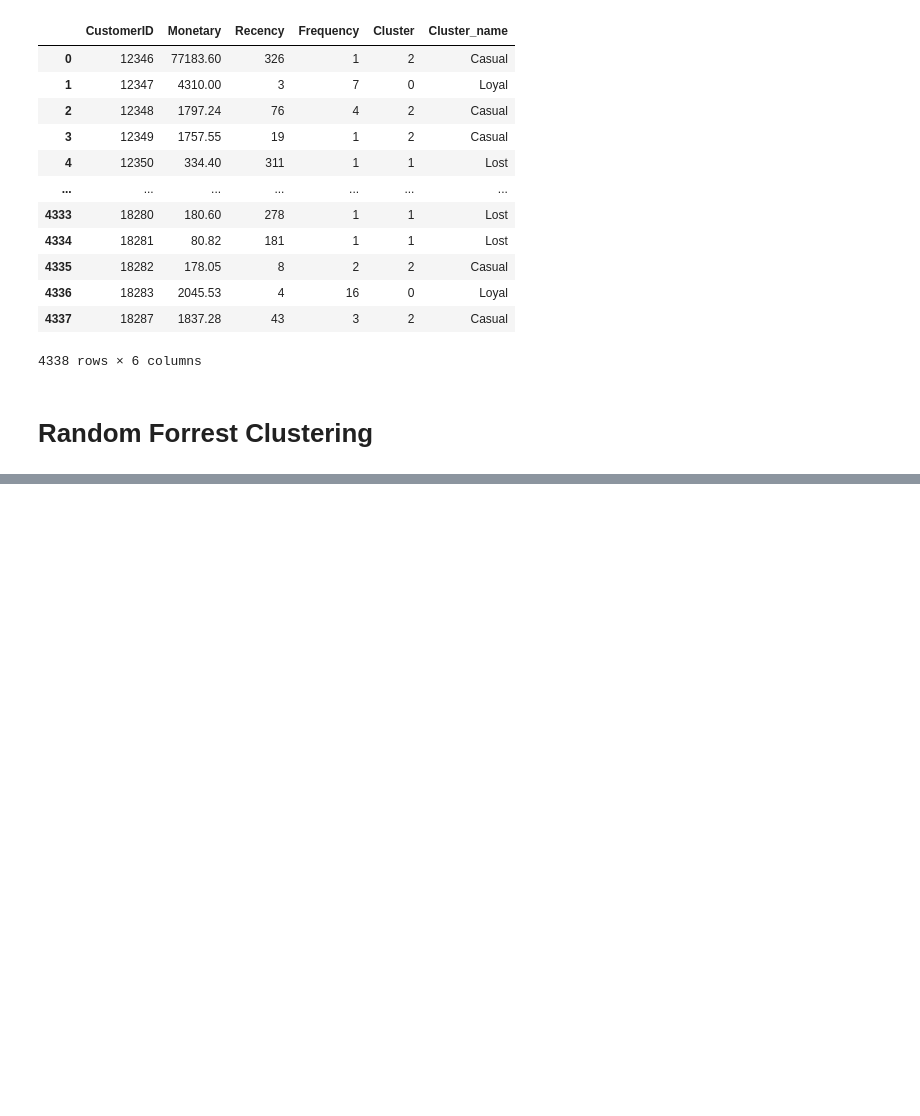
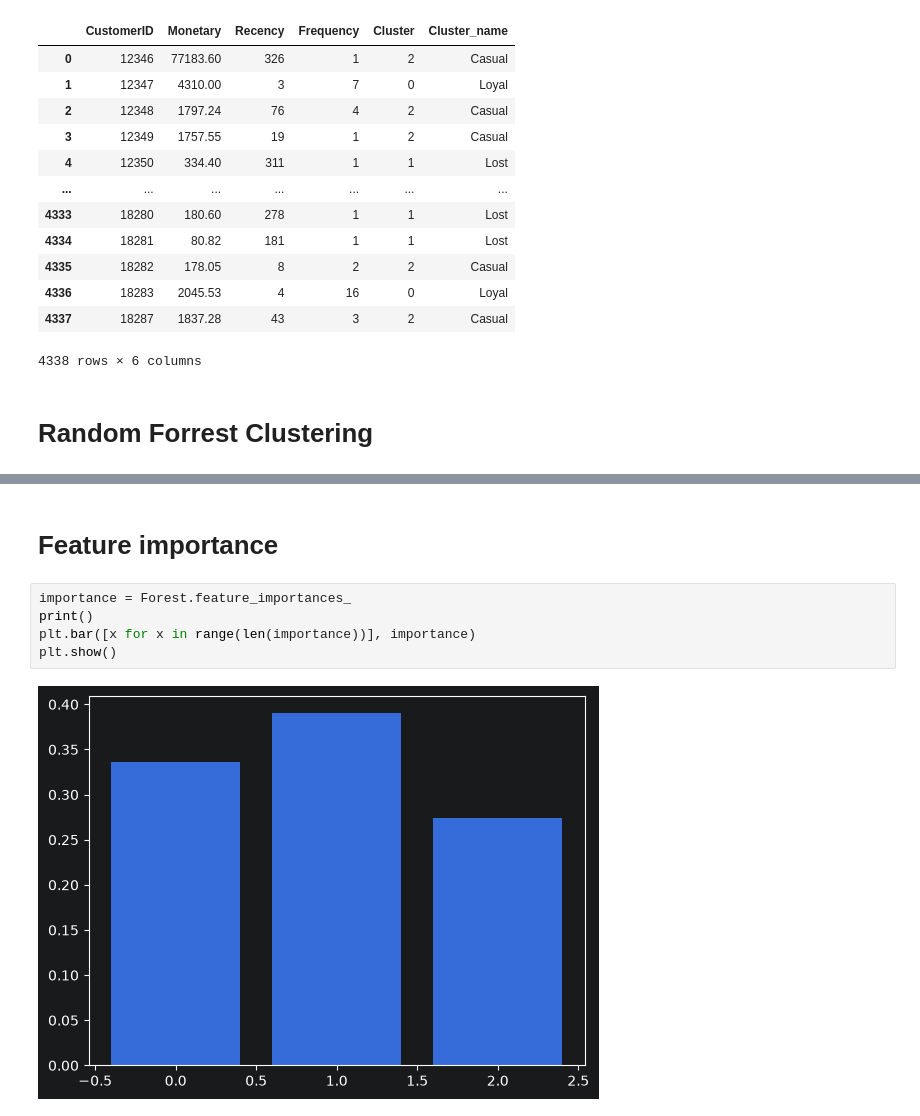
Before and after one commit to Aymanemjj/ML_Classification_of_clients, a Jupyter notebook: notebooks/main.ipynb, the cells around one changed output, grey strips where cells are left out. Drawn from its saved outputs; the diff is of its cells as text; blank space fills up the shorter version.

```diff
--- a/notebooks/main.ipynb
+++ b/notebooks/main.ipynb
@@ -515,0 +525,9 @@ plt.show()
+# %% [markdown]
+# Feature importance
+# %%
+importance = Forest.feature_importances_
+print()
+plt.bar([x for x in range(len(importance))], importance)
+plt.show()
+# %% [output]
+[figure, added]
```
Also changed, not shown: parts of 10 cells of this notebook.
